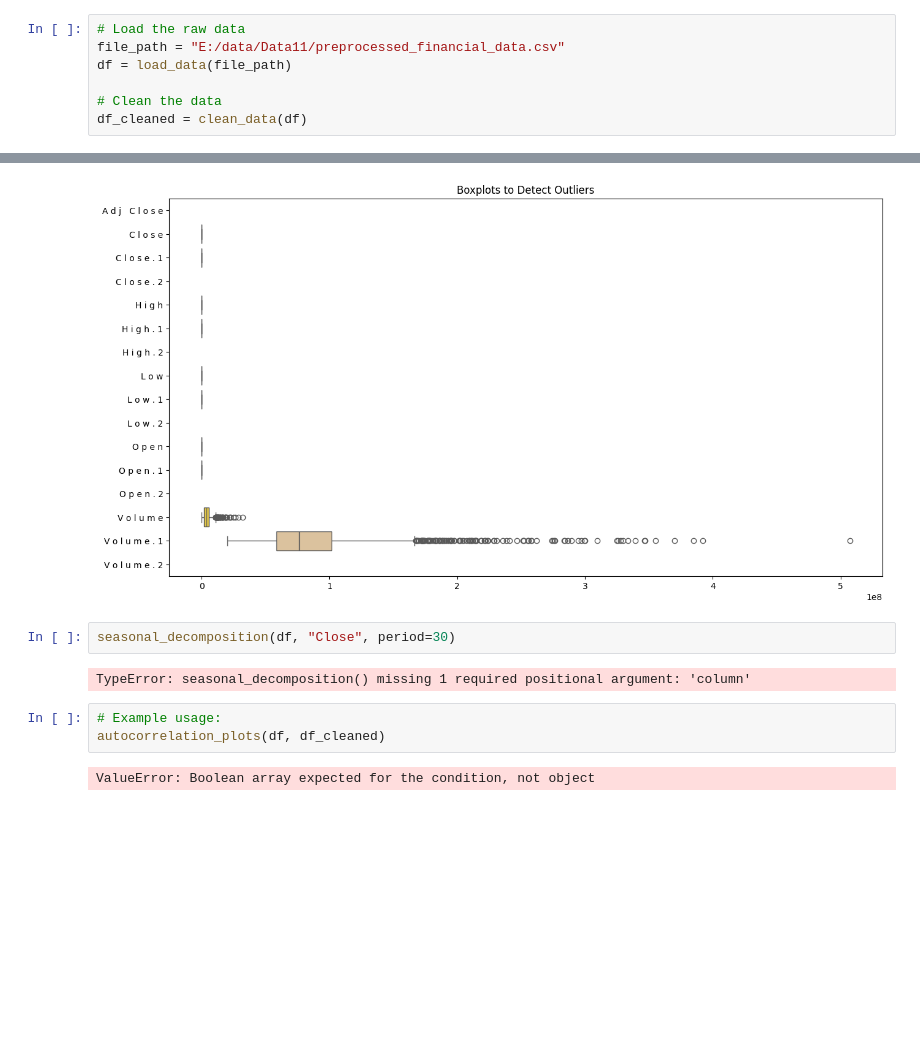
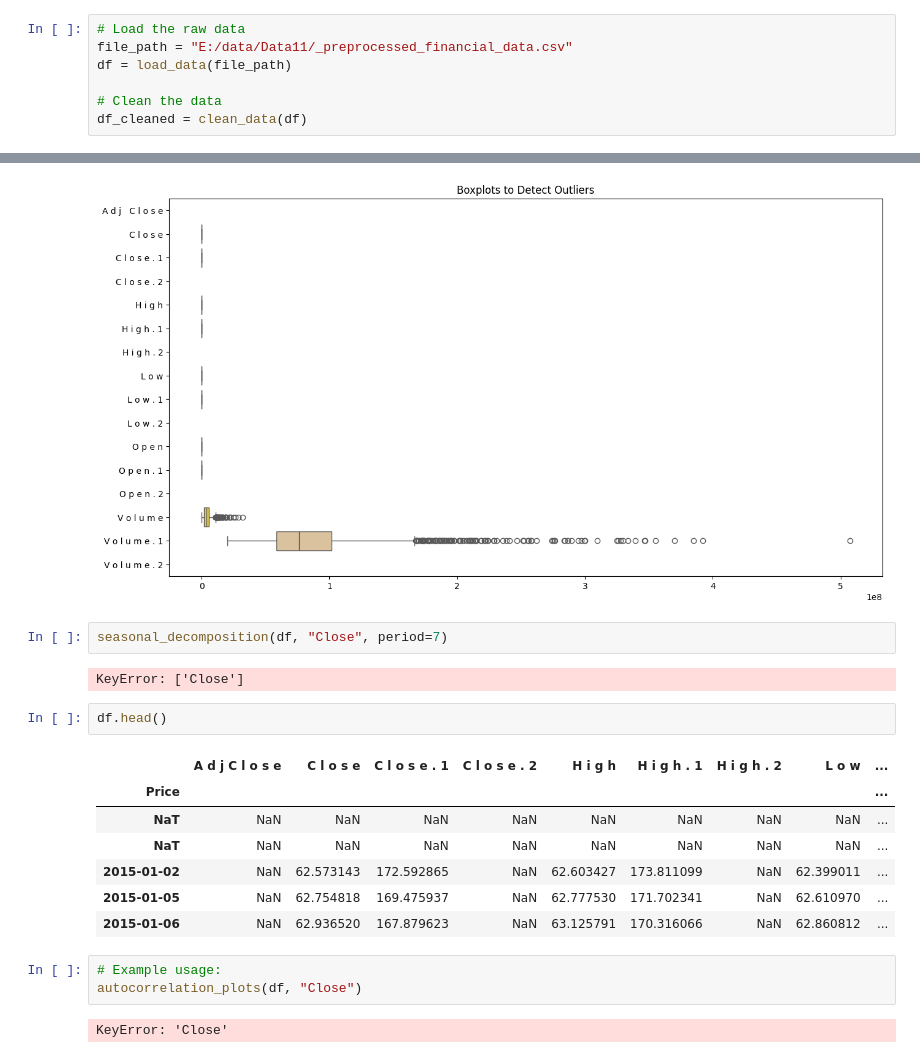
Before and after one commit to Serkalem-negusse1/time_series_credit_risk, a Jupyter notebook: notebooks/EDA.ipynb, the cells around one changed output, grey strips where cells are left out. Cells and saved outputs as stored; diff of their text form; blank space fills up the shorter version.

```diff
--- a/notebooks/EDA.ipynb
+++ b/notebooks/EDA.ipynb
@@ -11,7 +11,7 @@ from data_loader import load_data
 from eda import clean_data, summary_statistics, missing_values, visualize_data, correlation_heatmap, missing_data_visualization, plot_histograms, plot_boxplots, seasonal_decomposition, autocorrelation_plots
 # %%
 # Load the raw data
-file_path = "E:/data/Data11/preprocessed_financial_data.csv"
+file_path = "E:/data/Data11/_preprocessed_financial_data.csv"
 df = load_data(file_path)
 
 # Clean the data
@@ -82,11 +66,21 @@ plot_boxplots(df_cleaned)  # Visualize boxplots to detect outliers
 # %% [output]
 [figure]
 # %%
-seasonal_decomposition(df, "Close", period=30)
+seasonal_decomposition(df, "Close", period=7)
 # %% [output]
-TypeError: seasonal_decomposition() missing 1 required positional argument: 'column'
+KeyError: ['Close']
+# %%
+df.head()
+# %% [output]
+|  | A d j C l o s e | C l o s e | C l o s e . 1 | C l o s e . 2 | H i g h | H i g h . 1 | H i g h . 2 | L o w | ... |
+| Price |  |  |  |  |  |  |  |  | ... |
+| NaT | NaN | NaN | NaN | NaN | NaN | NaN | NaN | NaN | ... |
+| NaT | NaN | NaN | NaN | NaN | NaN | NaN | NaN | NaN | ... |
+| 2015-01-02 | NaN | 62.573143 | 172.592865 | NaN | 62.603427 | 173.811099 | NaN | 62.399011 | ... |
+| 2015-01-05 | NaN | 62.754818 | 169.475937 | NaN | 62.777530 | 171.702341 | NaN | 62.610970 | ... |
+| 2015-01-06 | NaN | 62.936520 | 167.879623 | NaN | 63.125791 | 170.316066 | NaN | 62.860812 | ... |
 # %%
 # Example usage:
-autocorrelation_plots(df, df_cleaned)
+autocorrelation_plots(df, "Close")
 # %% [output]
-ValueError: Boolean array expected for the condition, not object
+KeyError: 'Close'
```
Also changed, not shown: parts of 1 cell of this notebook.
